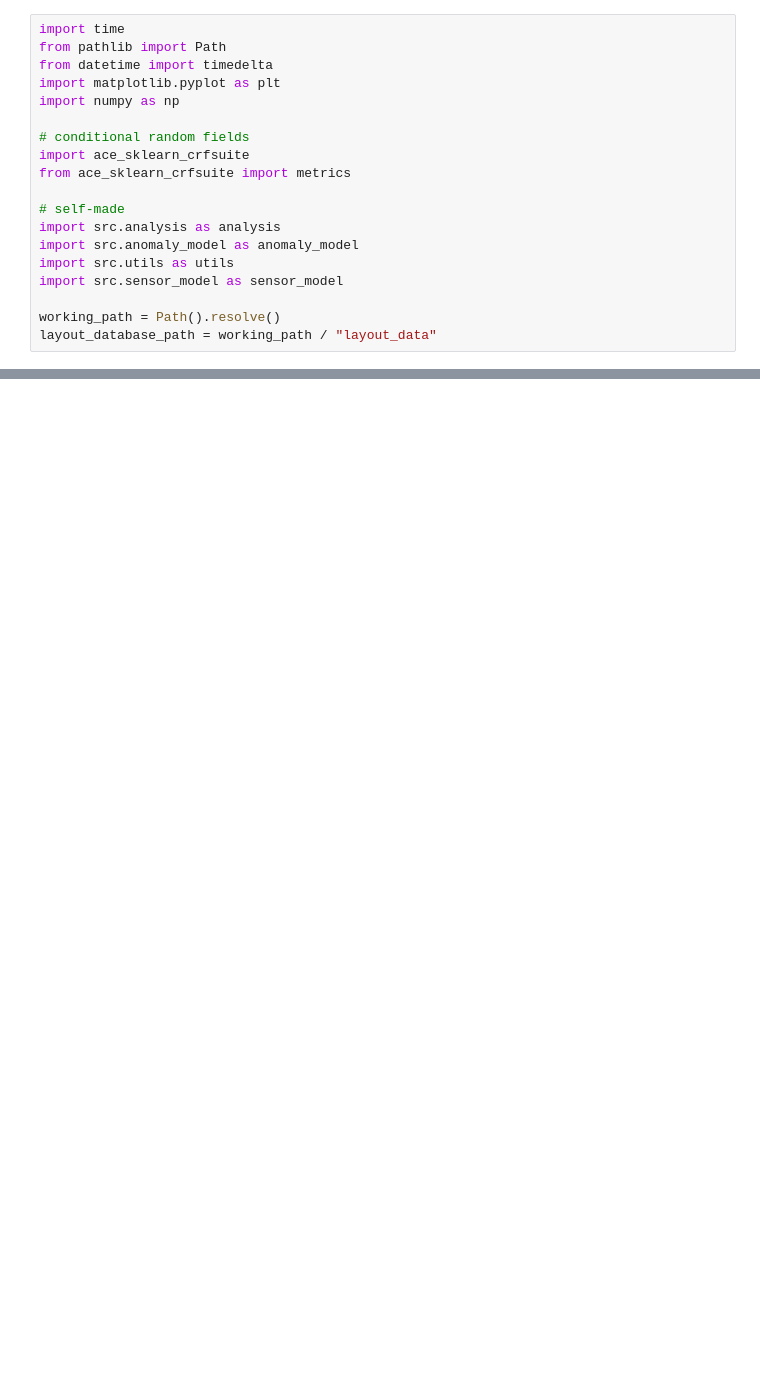
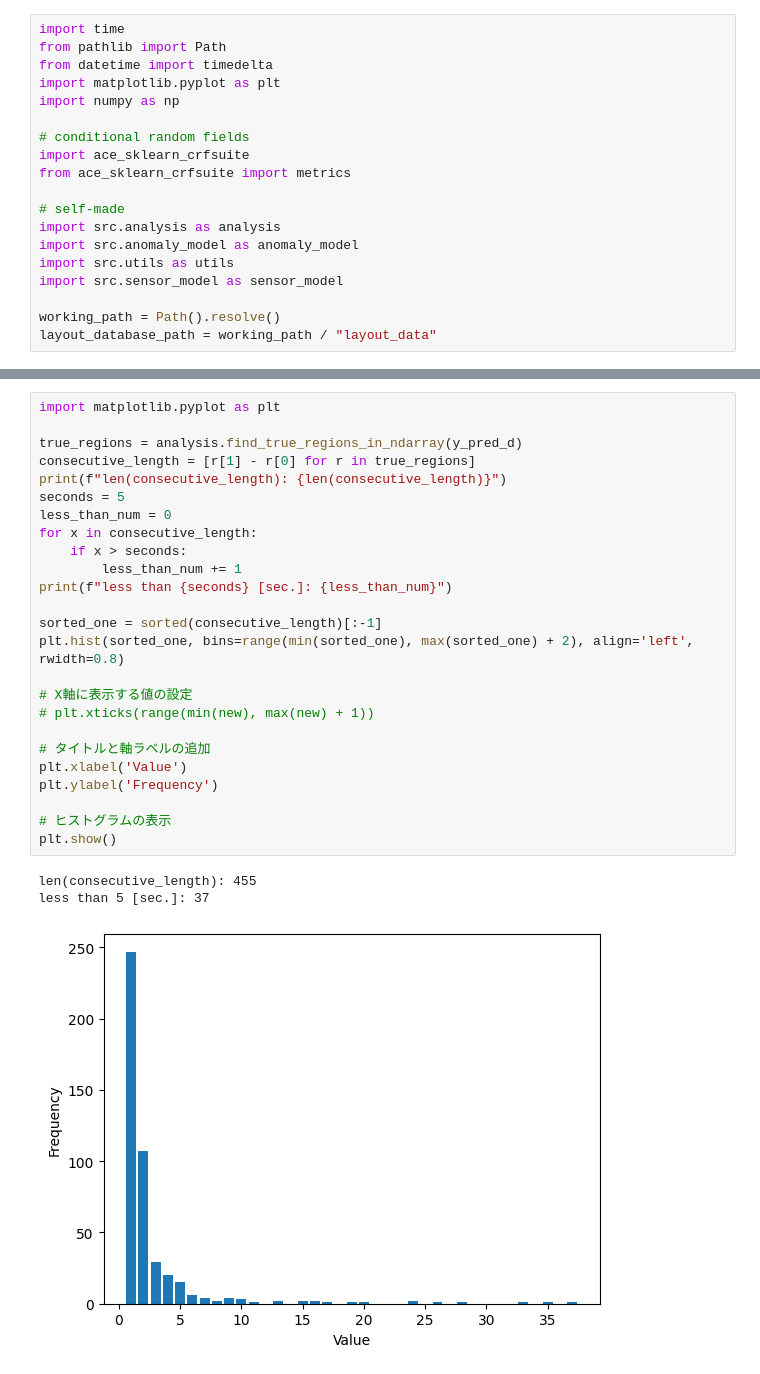
Before and after one commit to tanakai0/SensorDataSimulator, a Jupyter notebook: temp.ipynb, the cells around one changed output, grey strips where cells are left out. Saved outputs shown, nothing was run; the diff lists cells and outputs as text; blank space fills up the shorter version.

```diff
--- a/temp.ipynb
+++ b/temp.ipynb
@@ -421,0 +495,29 @@ print(classification_report(y_test_d, y_pred_d))
+# %%
+import matplotlib.pyplot as plt
+
+true_regions = analysis.find_true_regions_in_ndarray(y_pred_d)
+consecutive_length = [r[1] - r[0] for r in true_regions]
+print(f"len(consecutive_length): {len(consecutive_length)}")
+seconds = 5
+less_than_num = 0
+for x in consecutive_length:
+    if x > seconds:
+        less_than_num += 1
+print(f"less than {seconds} [sec.]: {less_than_num}")
+
+sorted_one = sorted(consecutive_length)[:-1]
+plt.hist(sorted_one, bins=range(min(sorted_one), max(sorted_one) + 2), align='left', rwidth=0.8)
+
+# X軸に表示する値の設定
+# plt.xticks(range(min(new), max(new) + 1))
+
+# タイトルと軸ラベルの追加
+plt.xlabel('Value')
+plt.ylabel('Frequency')
+
+# ヒストグラムの表示
+plt.show()
+# %% [output]
+len(consecutive_length): 455
+less than 5 [sec.]: 37
+[figure, added]
```
Also changed, not shown: parts of 8 cells of this notebook, 2 other files.
